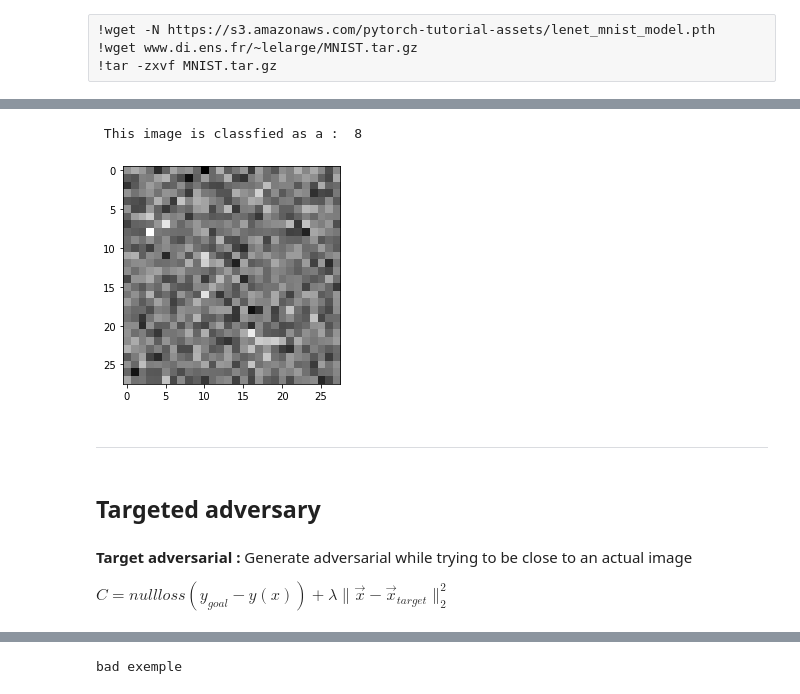
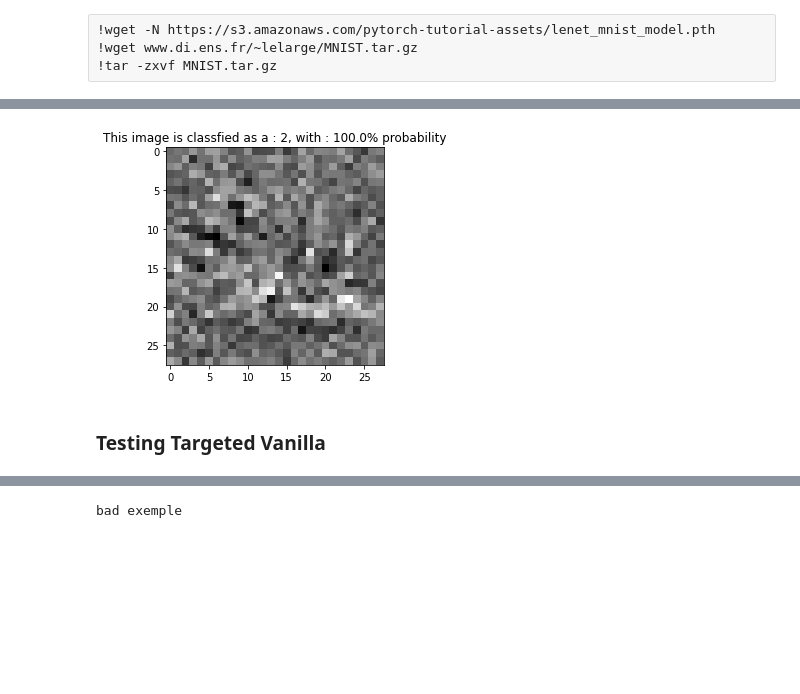
Before and after one commit to AmineDiro/Adversarial-Attacks, a Jupyter notebook: Adversarial attacks.ipynb, the cells around one changed output, grey strips where cells are left out. Saved outputs shown, nothing was run; the diff lists cells and outputs as text; code cells hidden in the pictures; blank space fills up the shorter version.

Commit message:
Implemented LBFGS real attack, update Todo

```diff
--- a/Adversarial attacks.ipynb
+++ b/Adversarial attacks.ipynb
@@ -136,5 +82,5 @@ plt.show()
 # %%
-def adversarial(model, device, n=2,epochs = 10,eta=0.5):
+def adversarial(model, device, n=2,epochs = 10):
     """
     net : network object
         neural network instance to use
@@ -145,40 +91,33 @@ def adversarial(model, device, n=2,epochs = 10,eta=0.5):
     """
     # Set the goal output
     goal = torch.tensor([n]).to(device)
-
     #
     x = torch.randn(1,1,28,28).to(device)
     x.requires_grad = True
-
+    # Instanciate LBFGS
+    optimizer = LBFGS([x],lr=0.5)
     # Gradient descent on the input
     for epoch in range(epochs):
-        output = model(x)
-        loss = F.nll_loss(output, goal)
-        model.zero_grad()
-        # Backward pass
-        loss.backward()
-        # Get grad
-        d = x.grad.data
-        # The sGD update on x
-        with torch.no_grad():
-            # we don't need to update model params
-            x -= eta * d
-            x.grad = None
+        # We need closer when using LBFGS to reevaluat efunction multiple times
+        def closure():
+            optimizer.zero_grad()
+            output = model(x)
+            loss = F.nll_loss(output, goal)
+            loss.backward()
+            return loss
+        optimizer.step(closure)
     return x
 # %%
-adv = adversarial(model,device,n=8)
-label = model(adv).max(1, keepdim=True)[1]
+adv = adversarial(model,device,n=2)
+output = model(adv)
+proba = torch.exp(output).max().item()*100
+label = output.max(1, keepdim=True)[1]
 adv = adv.squeeze().detach().cpu().numpy()
+title = 'This image is classfied as a : {}, with : {}% probability'.format(label.item(),round(proba,1))
 plt.imshow(adv,cmap='gray')
-print(" This image is classfied as a : ", label.item())
+plt.title(title)
+plt.show()
 # %% [output]
- This image is classfied as a :  8
-[figure, old version]
+[figure, new version]
-# %% [markdown]
----
 # %% [markdown]
-## Targeted adversary
+### Testing Targeted Vanilla
-# %% [markdown]
-**Target adversarial :** Generate adversarial while trying to be close to an actual image
-
- $C = nullloss(y_{goal} - y(x)) +\lambda \|\vec x - \vec x_{target}\|^2_2 $
```
Also changed, not shown: parts of 47 cells of this notebook, 7 other files.
